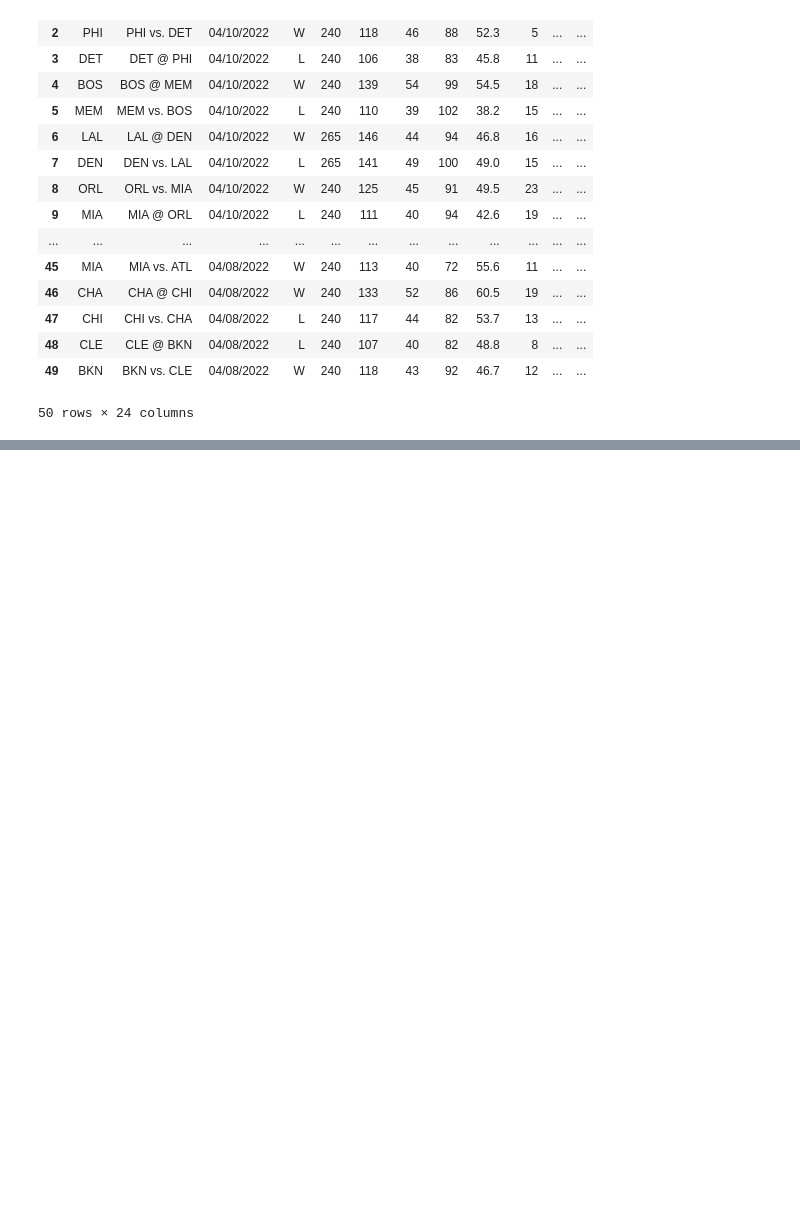
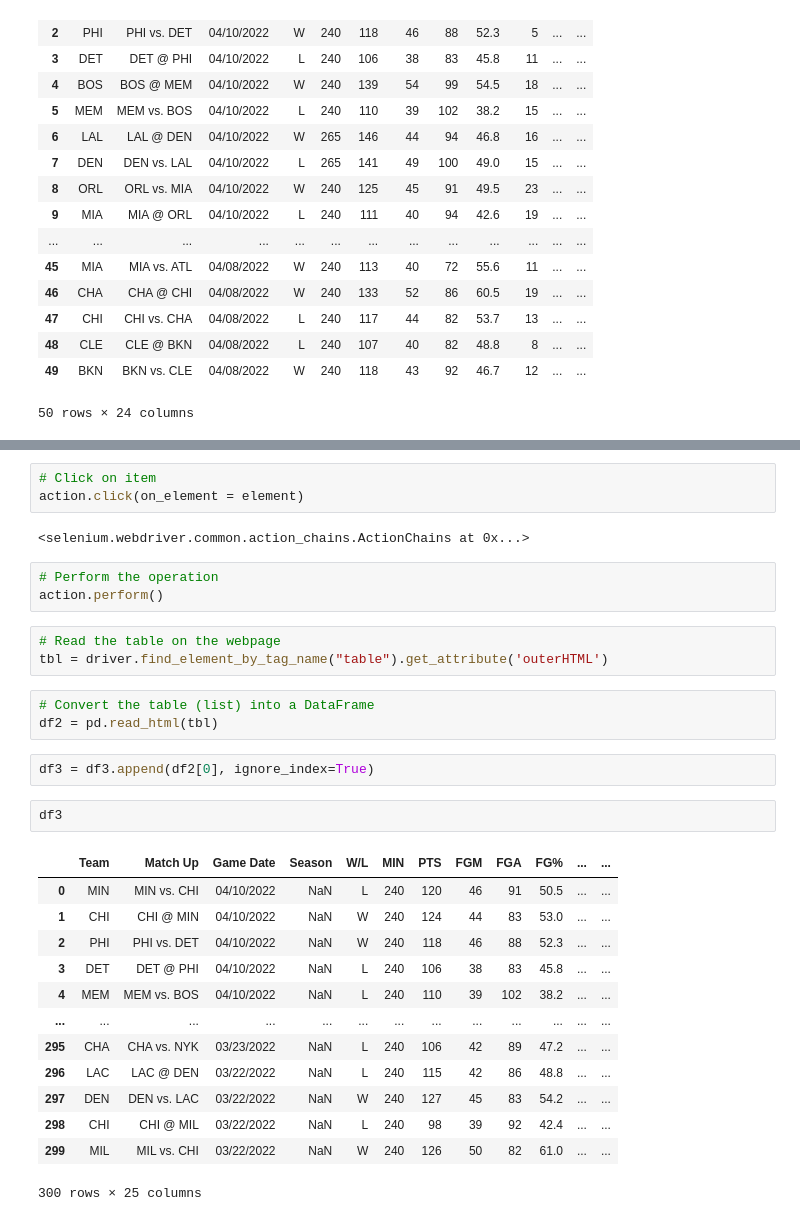
Before and after one commit to emeralddawns/NBA-Prediction-NN, a Jupyter notebook: scraping_data.ipynb, the cells around one changed output, grey strips where cells are left out. Drawn from its saved outputs; the diff is of its cells as text; blank space fills up the shorter version.

```diff
--- a/scraping_data.ipynb
+++ b/scraping_data.ipynb
@@ -115,0 +167,32 @@ df
+# %%
+# Click on item
+action.click(on_element = element)
+# %% [output]
+<selenium.webdriver.common.action_chains.ActionChains at 0x...>
+# %%
+# Perform the operation
+action.perform()
+# %%
+# Read the table on the webpage
+tbl = driver.find_element_by_tag_name("table").get_attribute('outerHTML')
+# %%
+# Convert the table (list) into a DataFrame
+df2 = pd.read_html(tbl)
+# %%
+df3 = df3.append(df2[0], ignore_index=True)
+# %%
+df3
+# %% [output]
+|  | Team | Match Up | Game Date | Season | W/L | MIN | PTS | FGM | FGA | FG% | ... | ... |
+| 0 | MIN | MIN vs. CHI | 04/10/2022 | NaN | L | 240 | 120 | 46 | 91 | 50.5 | ... | ... |
+| 1 | CHI | CHI @ MIN | 04/10/2022 | NaN | W | 240 | 124 | 44 | 83 | 53.0 | ... | ... |
+| 2 | PHI | PHI vs. DET | 04/10/2022 | NaN | W | 240 | 118 | 46 | 88 | 52.3 | ... | ... |
+| 3 | DET | DET @ PHI | 04/10/2022 | NaN | L | 240 | 106 | 38 | 83 | 45.8 | ... | ... |
+| 4 | MEM | MEM vs. BOS | 04/10/2022 | NaN | L | 240 | 110 | 39 | 102 | 38.2 | ... | ... |
+| ... | ... | ... | ... | ... | ... | ... | ... | ... | ... | ... | ... | ... |
+| 295 | CHA | CHA vs. NYK | 03/23/2022 | NaN | L | 240 | 106 | 42 | 89 | 47.2 | ... | ... |
+| 296 | LAC | LAC @ DEN | 03/22/2022 | NaN | L | 240 | 115 | 42 | 86 | 48.8 | ... | ... |
+| 297 | DEN | DEN vs. LAC | 03/22/2022 | NaN | W | 240 | 127 | 45 | 83 | 54.2 | ... | ... |
+| 298 | CHI | CHI @ MIL | 03/22/2022 | NaN | L | 240 | 98 | 39 | 92 | 42.4 | ... | ... |
+| 299 | MIL | MIL vs. CHI | 03/22/2022 | NaN | W | 240 | 126 | 50 | 82 | 61.0 | ... | ... |
+300 rows × 25 columns
```
Also changed, not shown: parts of 8 cells of this notebook.
